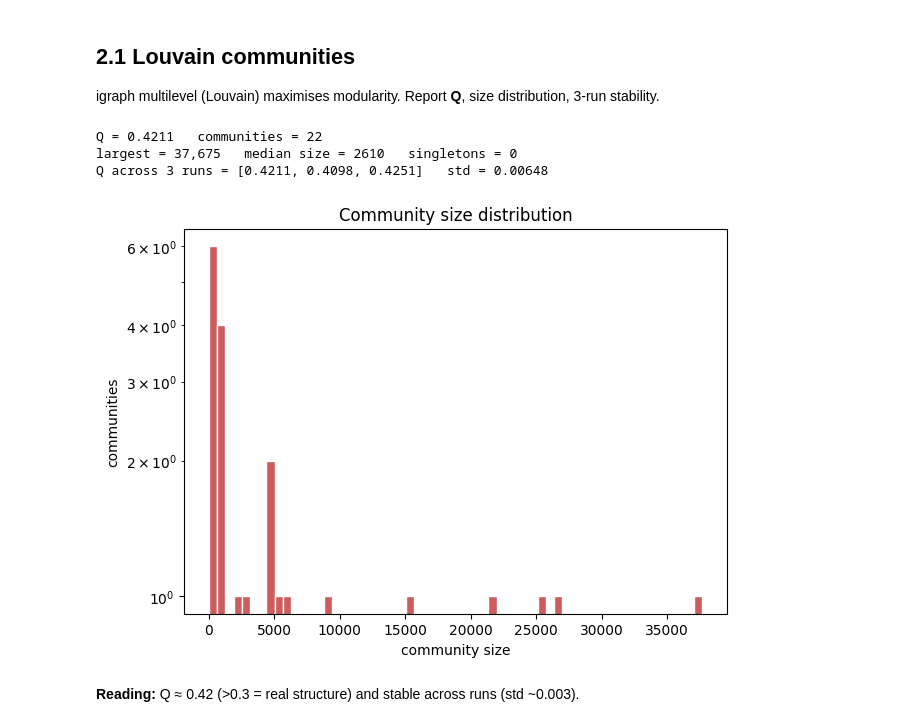
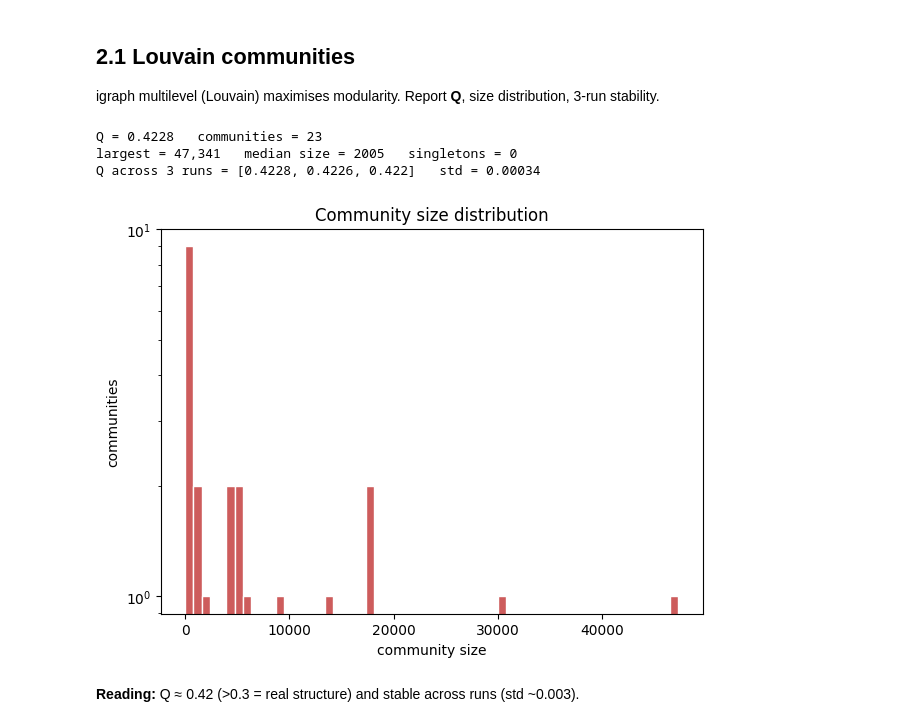
Before and after one commit to ltkien0105/practice-of-social-media-analytics, a Jupyter notebook: final-project/twitch_gamers_analysis_standalone.ipynb, the cells around one changed output. Saved outputs shown, nothing was run; the diff lists cells and outputs as text; code cells hidden in the pictures.

```diff
--- a/final-project/twitch_gamers_analysis_standalone.ipynb
+++ b/final-project/twitch_gamers_analysis_standalone.ipynb
@@ -217,23 +218,27 @@ nodes tend to be more-viewed streamers.
 
 igraph multilevel (Louvain) maximises modularity. Report **Q**, size distribution, 3-run stability.
 # %%
+# Seed once so this notebook's Part 2 numbers are reproducible run-to-run.
+ig.set_random_number_generator(random)
+random.seed(42)
+
 part = graph.community_multilevel()
 membership = np.array(part.membership)
 sizes = np.array(part.sizes())
 q_runs = [round(part.modularity, 4)] + [round(graph.community_multilevel().modularity, 4) for _ in range(2)]
 print(f"Q = {part.modularity:.4f}   communities = {len(sizes)}")
 print(f"largest = {sizes.max():,}   median size = {int(np.median(sizes))}   singletons = {(sizes == 1).sum()}")
 print(f"Q across 3 runs = {q_runs}   std = {np.std(q_runs):.5f}")
 
 fig, ax = plt.subplots(figsize=(7, 5))
 ax.hist(sizes, bins=60, color="indianred", edgecolor="white"); ax.set_yscale("log")
 ax.set_xlabel("community size"); ax.set_ylabel("communities"); ax.set_title("Community size distribution")
 plt.show()
 # %% [output]
-Q = 0.4211   communities = 22
-largest = 37,675   median size = 2610   singletons = 0
-Q across 3 runs = [0.4211, 0.4098, 0.4251]   std = 0.00648
+Q = 0.4228   communities = 23
+largest = 47,341   median size = 2005   singletons = 0
+Q across 3 runs = [0.4228, 0.4226, 0.422]   std = 0.00034
-[figure, old version]
+[figure, new version]
 # %% [markdown]
 **Reading:** Q ≈ 0.42 (>0.3 = real structure) and stable across runs (std ~0.003).
 # %% [markdown]
```
Also changed, not shown: parts of 4 cells of this notebook, 9 other files.
